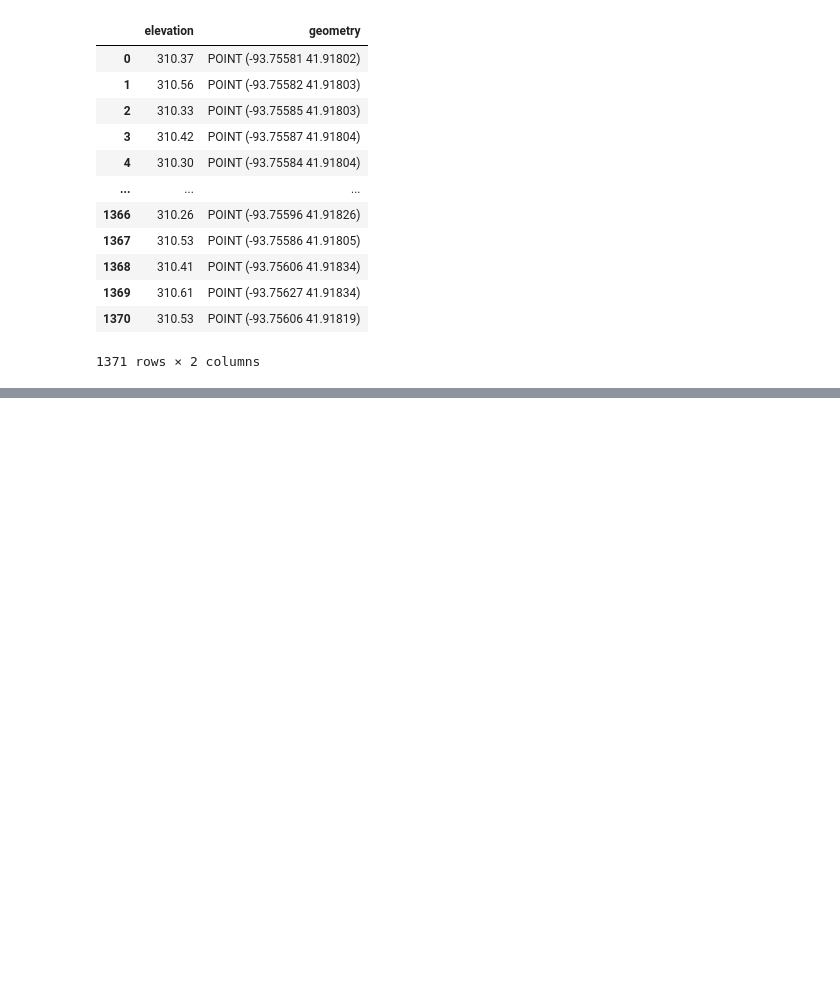
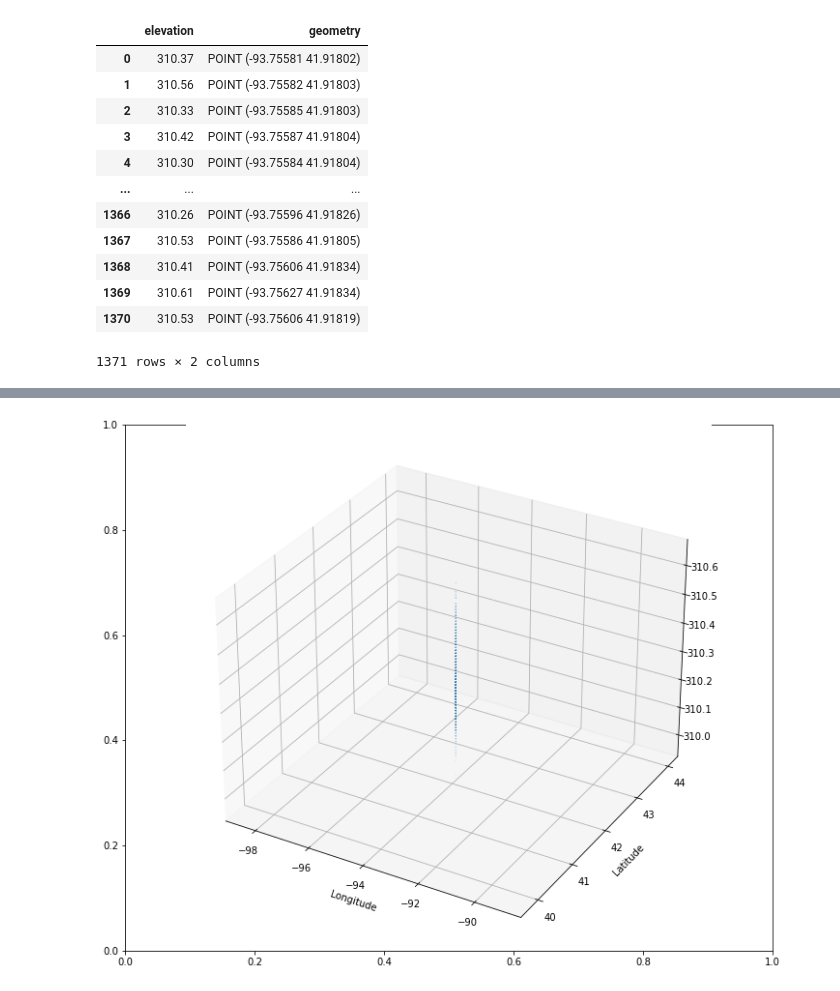
Before and after one commit to Ammon21/LIDAR_ETL, a Jupyter notebook: Expierment/test.ipynb, the cells around one changed output, grey strips where cells are left out. Drawn from its saved outputs; the diff is of its cells as text; code cells hidden in the pictures; blank space fills up the shorter version.

```diff
--- a/Expierment/test.ipynb
+++ b/Expierment/test.ipynb
@@ -210,0 +227,16 @@ df
+# %%
+def render_3d(points, s: float = 0.01) -> None:
+    """ Plots a 3D terrain scatter plot for the cloud data points of geopandas data frame using matplotlib
+    """
+
+    fig, ax = plt.subplots(1, 1, figsize=(12, 10))
+    ax = plt.axes(projection='3d')
+    ax.scatter(points[:, 0], points[:, 1], points[:, 2], s=s)
+    ax.set_xlabel('Longitude')
+    ax.set_ylabel('Latitude')
+    plt.savefig('plot3d.png', dpi=120)
+    plt.show()
+# %%
+render_3d(points)
+# %% [output]
+[figure, added]
```
Also changed, not shown: parts of 2 cells of this notebook, 3 other files.
